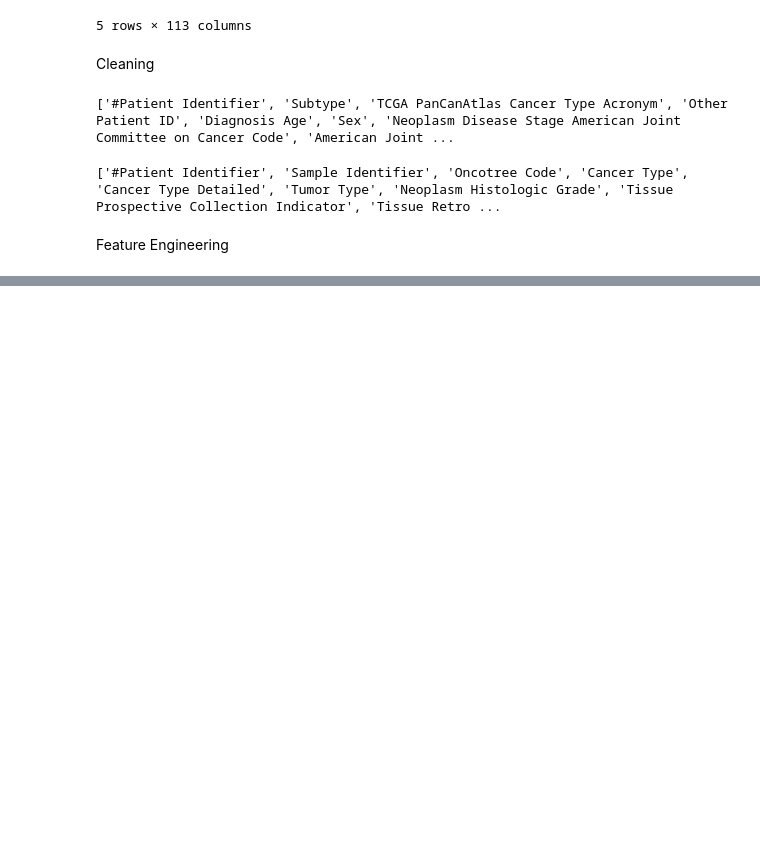
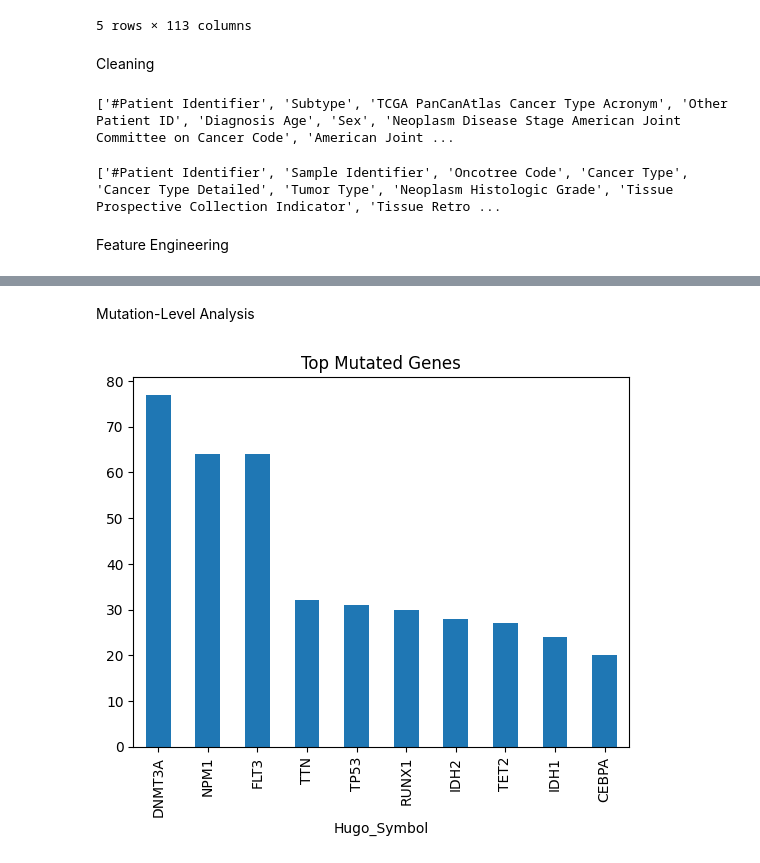
Before and after one commit to BinaryWhizz/Data-Analysis, a Jupyter notebook: Data Analysis 04/01.ipynb, the cells around one changed output, grey strips where cells are left out. Drawn from its saved outputs; the diff is of its cells as text; code cells hidden in the pictures; blank space fills up the shorter version.

```diff
--- a/Data Analysis 04/01.ipynb
+++ b/Data Analysis 04/01.ipynb
@@ -137,0 +233,12 @@ high_impact_flag = high_impact.groupby('PATIENT_ID').size().reset_index(name='HI
+# %% [markdown]
+Mutation-Level Analysis
+# %%
+# Top Genes
+
+top_genes = mutation['Hugo_Symbol'].value_counts().head(10)
+
+top_genes.plot(kind='bar')
+plt.title("Top Mutated Genes")
+plt.show()
+# %% [output]
+[figure, added]
```
Also changed, not shown: parts of 19 cells of this notebook.
